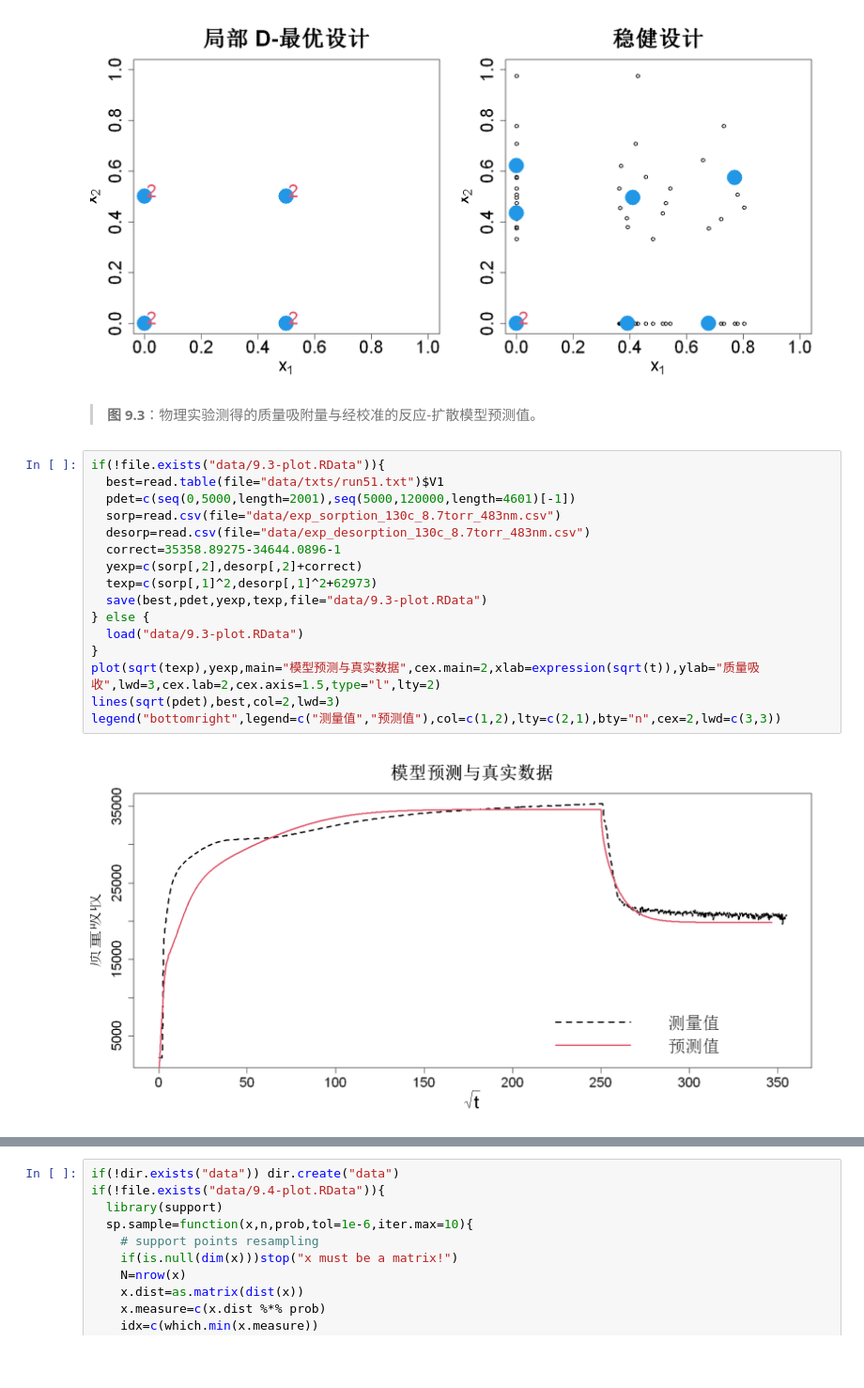
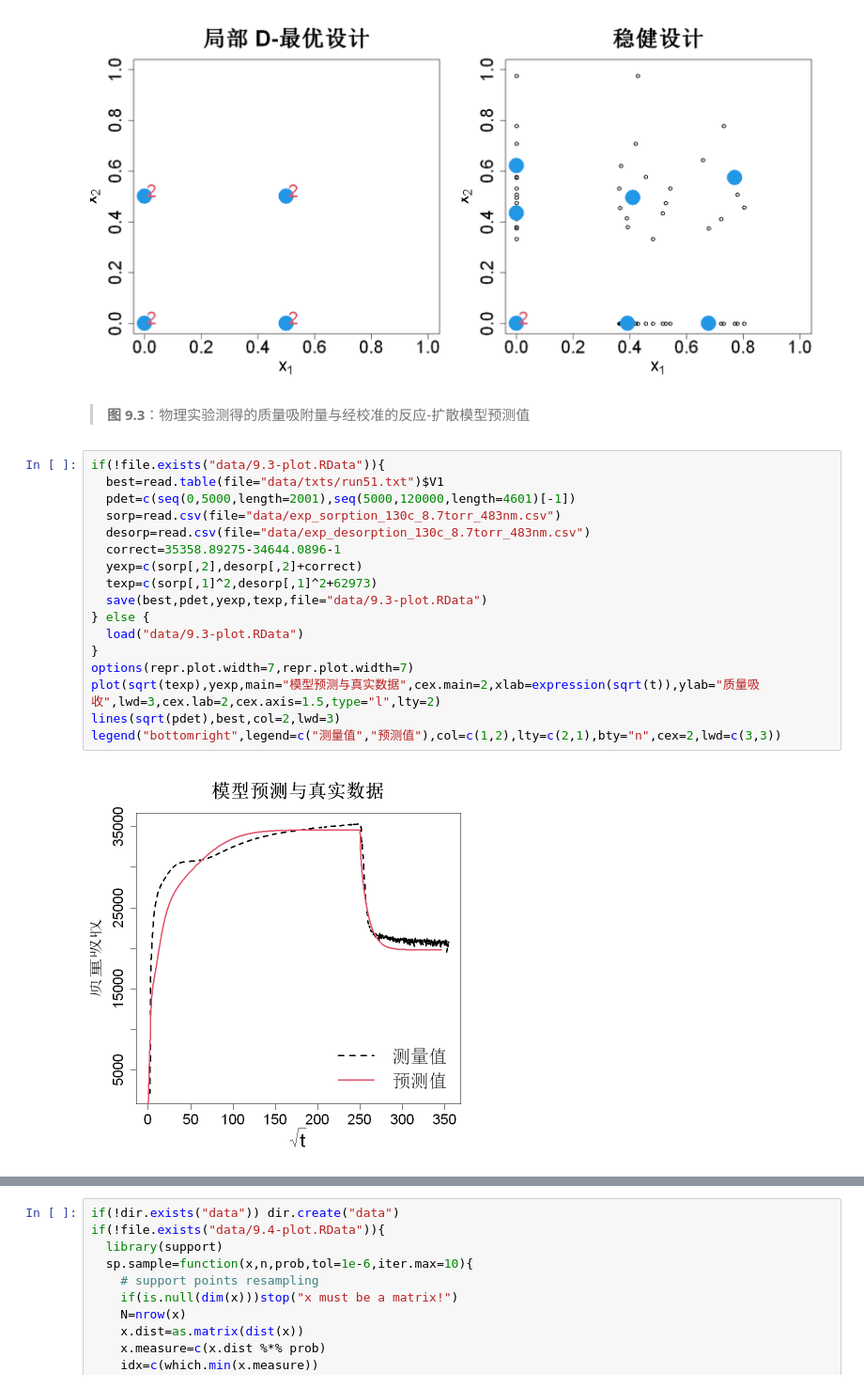
Before and after one commit to wenje-ma/ED4DSE, a Jupyter notebook: code/Ch09.ipynb, the cells around one changed output, grey strips where cells are left out. Shown at 94% size. Saved outputs shown, nothing was run; the diff lists cells and outputs as text; blank space fills up the shorter version.

```diff
--- a/code/Ch09.ipynb
+++ b/code/Ch09.ipynb
@@ -180,23 +180,24 @@ text(.025,.025,"2",col=2,cex=2)
 # %% [output]
 [figure]
 # %% [markdown]
-> **图 9.3**：物理实验测得的质量吸附量与经校准的反应‑扩散模型预测值。
+> **图 9.3**：物理实验测得的质量吸附量与经校准的反应‑扩散模型预测值
 # %%
 if(!file.exists("data/9.3-plot.RData")){
   best=read.table(file="data/txts/run51.txt")$V1
   pdet=c(seq(0,5000,length=2001),seq(5000,120000,length=4601)[-1])
   sorp=read.csv(file="data/exp_sorption_130c_8.7torr_483nm.csv")
   desorp=read.csv(file="data/exp_desorption_130c_8.7torr_483nm.csv")
   correct=35358.89275-34644.0896-1
   yexp=c(sorp[,2],desorp[,2]+correct)
   texp=c(sorp[,1]^2,desorp[,1]^2+62973)
   save(best,pdet,yexp,texp,file="data/9.3-plot.RData")
 } else {
   load("data/9.3-plot.RData")
 }
+options(repr.plot.width=7,repr.plot.width=7)
 plot(sqrt(texp),yexp,main="模型预测与真实数据",cex.main=2,xlab=expression(sqrt(t)),ylab="质量吸收",lwd=3,cex.lab=2,cex.axis=1.5,type="l",lty=2)
 lines(sqrt(pdet),best,col=2,lwd=3)
 legend("bottomright",legend=c("测量值","预测值"),col=c(1,2),lty=c(2,1),bty="n",cex=2,lwd=c(3,3))
 # %% [output]
-[figure, old version]
+[figure, new version]
 # %% [markdown]
```
Also changed, not shown: parts of 3 cells of this notebook, 5 other files.
